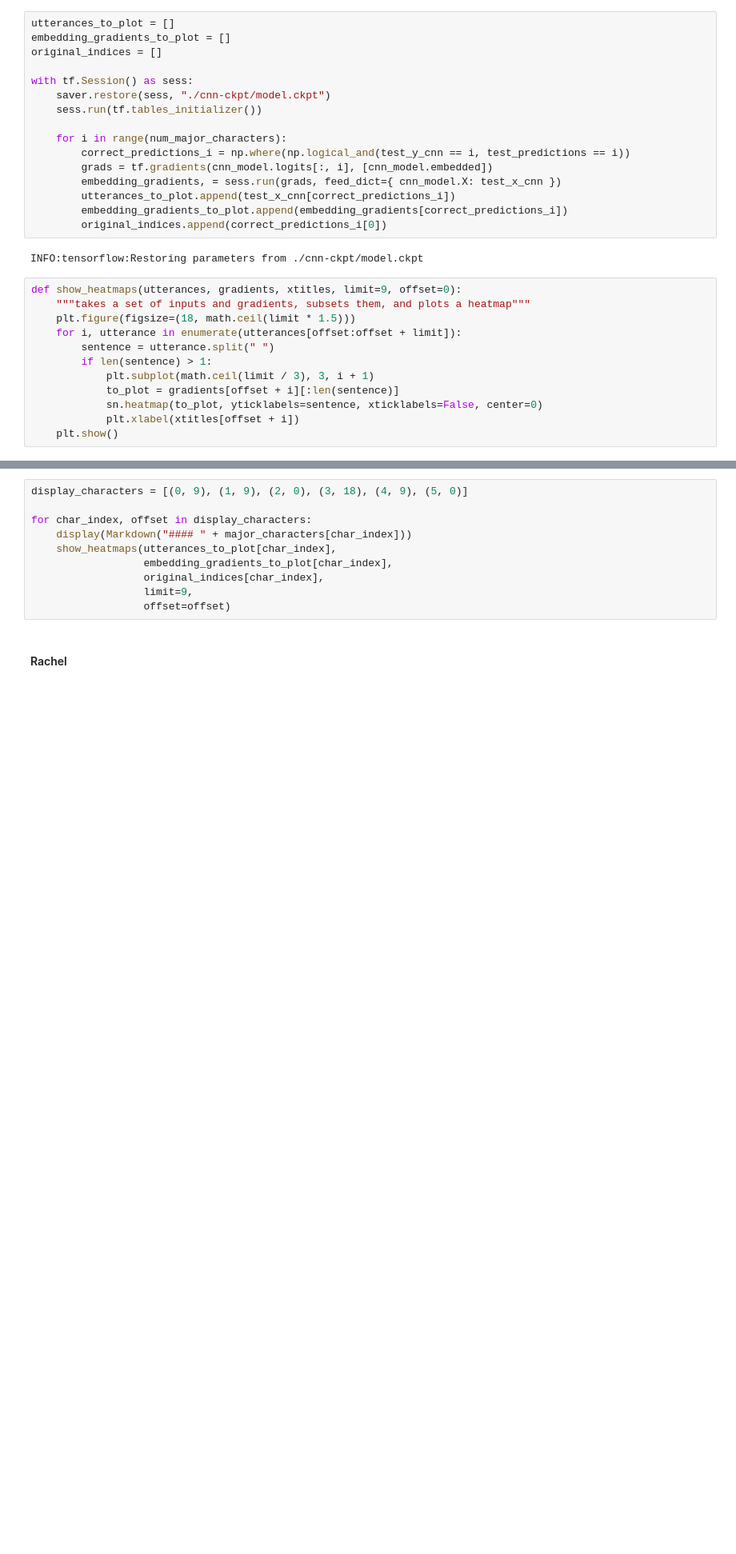
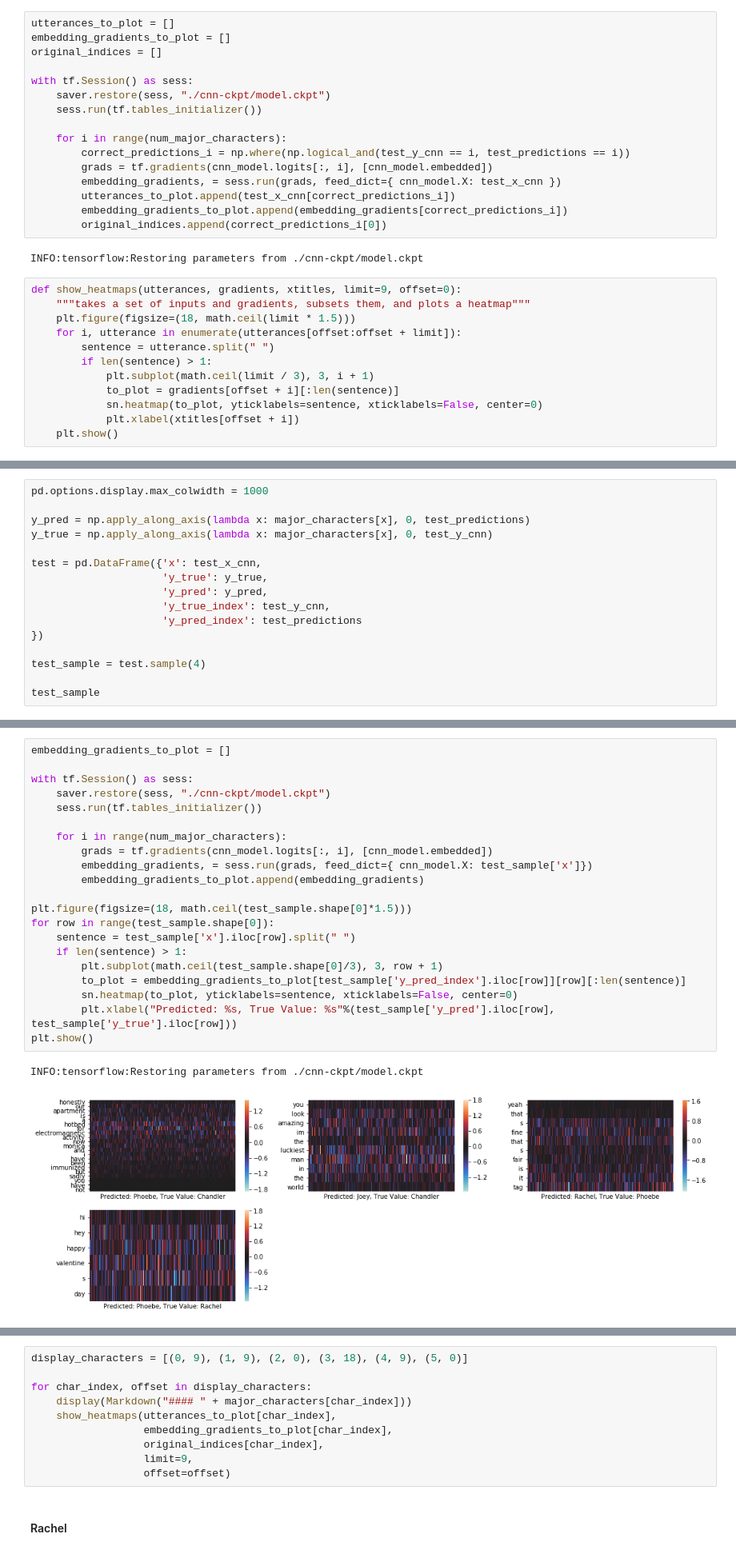
Before and after one commit to acarl005/w266-final, a Jupyter notebook: analysis/4_cnn.ipynb, the cells around one changed output, grey strips where cells are left out. Shown at 80% size. Drawn from its saved outputs; the diff is of its cells as text; blank space fills up the shorter version.

```diff
--- a/analysis/4_cnn.ipynb
+++ b/analysis/4_cnn.ipynb
@@ -257,0 +260,16 @@ def show_heatmaps(utterances, gradients, xtitles, limit=9, offset=0):
+# %%
+pd.options.display.max_colwidth = 1000
+
+y_pred = np.apply_along_axis(lambda x: major_characters[x], 0, test_predictions)
+y_true = np.apply_along_axis(lambda x: major_characters[x], 0, test_y_cnn)
+
+test = pd.DataFrame({'x': test_x_cnn,
+                     'y_true': y_true,
+                     'y_pred': y_pred,
+                     'y_true_index': test_y_cnn,
+                     'y_pred_index': test_predictions
+})
+
+test_sample = test.sample(4)
+
+test_sample
@@ -257,0 +282,24 @@ def show_heatmaps(utterances, gradients, xtitles, limit=9, offset=0):
+# %%
+embedding_gradients_to_plot = []
+
+with tf.Session() as sess:
+    saver.restore(sess, "./cnn-ckpt/model.ckpt")
+    sess.run(tf.tables_initializer())
+
+    for i in range(num_major_characters):
+        grads = tf.gradients(cnn_model.logits[:, i], [cnn_model.embedded])
+        embedding_gradients, = sess.run(grads, feed_dict={ cnn_model.X: test_sample['x']})
+        embedding_gradients_to_plot.append(embedding_gradients)
+
+plt.figure(figsize=(18, math.ceil(test_sample.shape[0]*1.5)))
+for row in range(test_sample.shape[0]):
+    sentence = test_sample['x'].iloc[row].split(" ")
+    if len(sentence) > 1:
+        plt.subplot(math.ceil(test_sample.shape[0]/3), 3, row + 1)
+        to_plot = embedding_gradients_to_plot[test_sample['y_pred_index'].iloc[row]][row][:len(sentence)]
+        sn.heatmap(to_plot, yticklabels=sentence, xticklabels=False, center=0)
+        plt.xlabel("Predicted: %s, True Value: %s"%(test_sample['y_pred'].iloc[row], test_sample['y_true'].iloc[row]))
+plt.show()
+# %% [output]
+INFO:tensorflow:Restoring parameters from ./cnn-ckpt/model.ckpt
+[figure, added]
```
Also changed, not shown: parts of 3 cells of this notebook.
